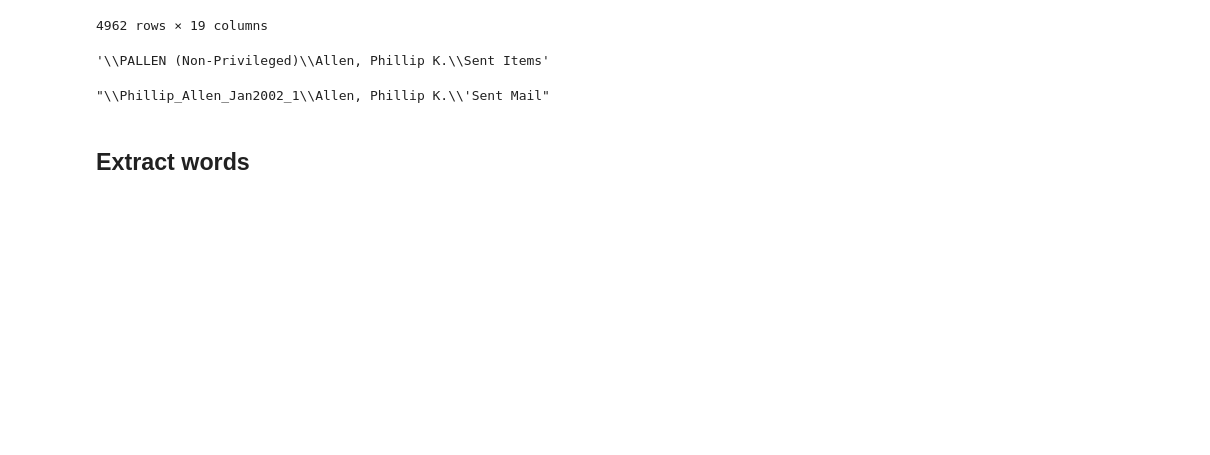
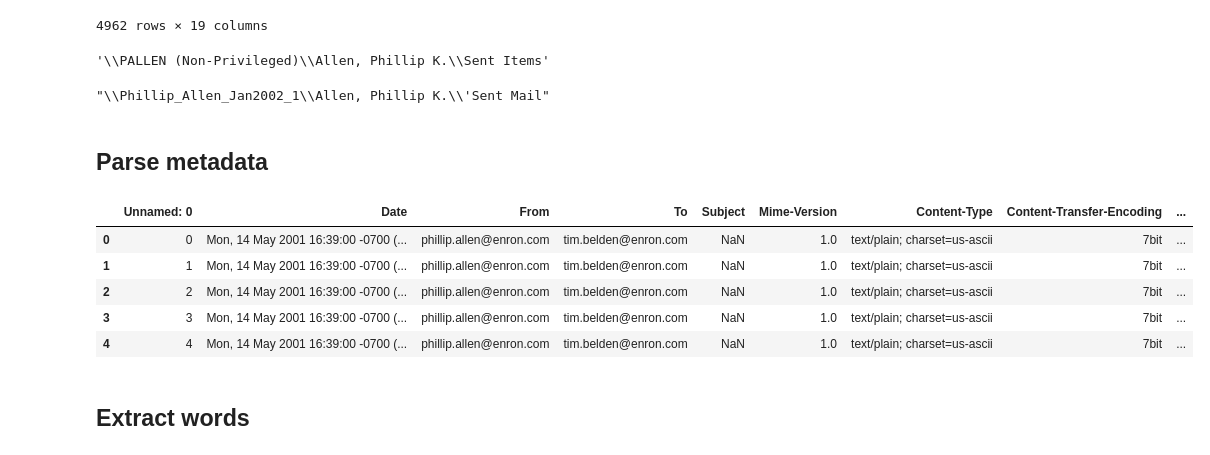
Before and after one commit to xingfanxia/comps_ediscovery, a Jupyter notebook: w2v.ipynb, the cells around one changed output. Saved outputs shown, nothing was run; the diff lists cells and outputs as text; code cells hidden in the pictures; blank space fills up the shorter version.

```diff
--- a/w2v.ipynb
+++ b/w2v.ipynb
@@ -468,3 +468,5 @@ merged_with_kaggle_gs.loc[merged_with_kaggle_gs['ID']=='3.824632.IK2LQDKGTGEH1KM
 merged_with_kaggle_gs.loc[merged_with_kaggle_gs['ID']=='3.824632.IK2LQDKGTGEH1KM5OAHT3QA5G5BVZ5F1B']['X-Folder'][3]
 # %% [output]
 "\\Phillip_Allen_Jan2002_1\\Allen, Phillip K.\\'Sent Mail"
+# %% [markdown]
+## Parse metadata
@@ -470,0 +476,10 @@ merged_with_kaggle_gs.loc[merged_with_kaggle_gs['ID']=='3.824632.IK2LQDKGTGEH1KM
+# %%
+data = pd.read_csv('./full_dataset.csv')
+data.head()
+# %% [output]
+|  | Unnamed: 0 | Date | From | To | Subject | Mime-Version | Content-Type | Content-Transfer-Encoding | ... |
+| 0 | 0 | Mon, 14 May 2001 16:39:00 -0700 (... | phillip.allen@enron.com | tim.belden@enron.com | NaN | 1.0 | text/plain; charset=us-ascii | 7bit | ... |
+| 1 | 1 | Mon, 14 May 2001 16:39:00 -0700 (... | phillip.allen@enron.com | tim.belden@enron.com | NaN | 1.0 | text/plain; charset=us-ascii | 7bit | ... |
+| 2 | 2 | Mon, 14 May 2001 16:39:00 -0700 (... | phillip.allen@enron.com | tim.belden@enron.com | NaN | 1.0 | text/plain; charset=us-ascii | 7bit | ... |
+| 3 | 3 | Mon, 14 May 2001 16:39:00 -0700 (... | phillip.allen@enron.com | tim.belden@enron.com | NaN | 1.0 | text/plain; charset=us-ascii | 7bit | ... |
+| 4 | 4 | Mon, 14 May 2001 16:39:00 -0700 (... | phillip.allen@enron.com | tim.belden@enron.com | NaN | 1.0 | text/plain; charset=us-ascii | 7bit | ... |
```
Also changed, not shown: parts of 5 cells of this notebook, 5 other files.
